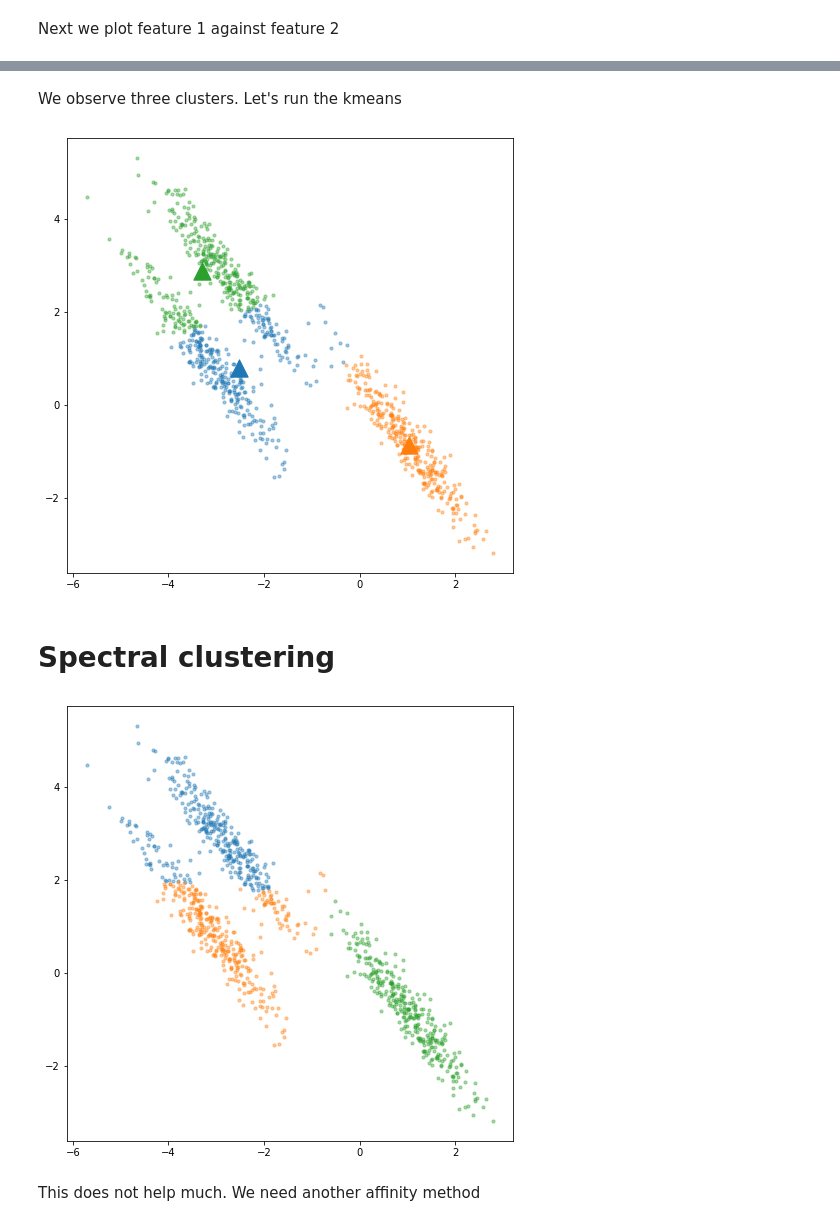
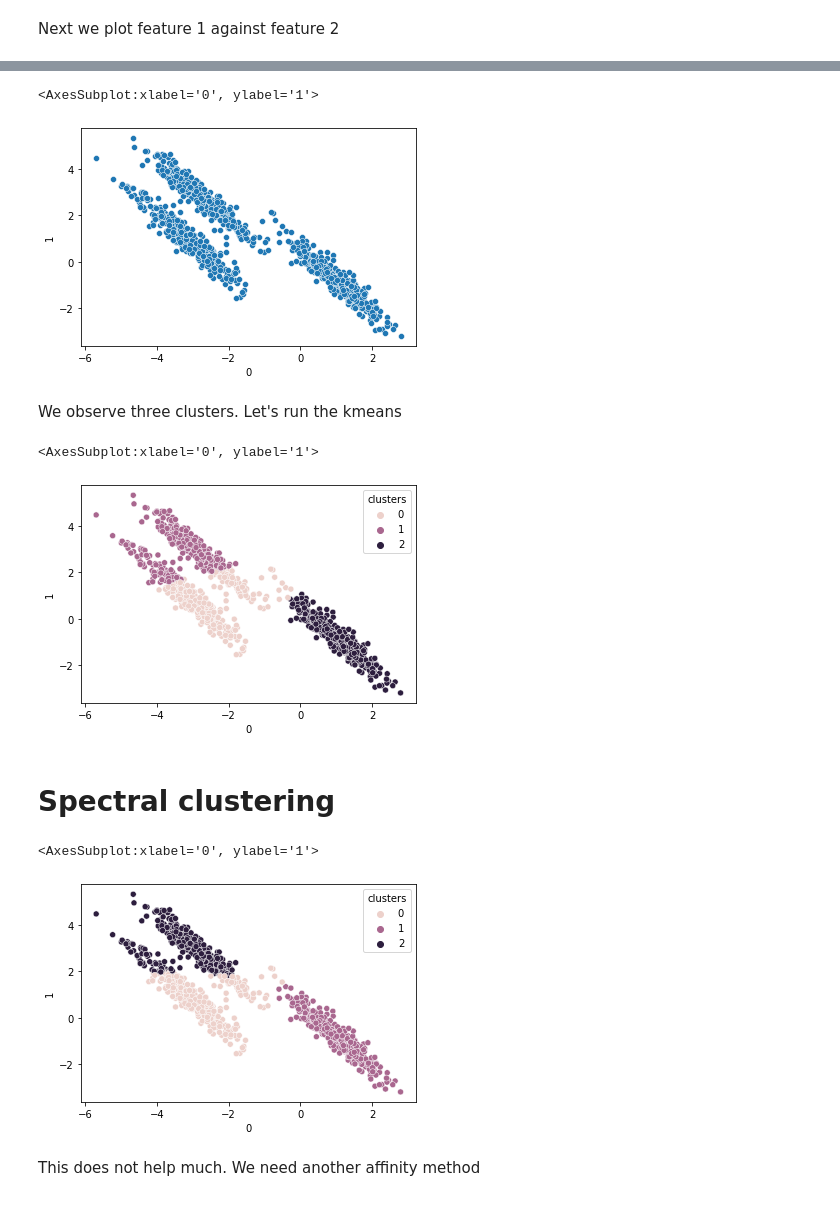
Before and after one commit to fenna/BFVM23DATASCNC5, a Jupyter notebook: Tutorials/tutorial_manifold_spectral_clustering.ipynb, the cells around one changed output, grey strips where cells are left out. Cells and saved outputs as stored; diff of their text form; code cells hidden in the pictures.

```diff
--- a/Tutorials/tutorial_manifold_spectral_clustering.ipynb
+++ b/Tutorials/tutorial_manifold_spectral_clustering.ipynb
@@ -47,15 +47,3 @@ from sklearn.cluster import KMeans
 from sklearn.datasets import make_blobs
 from sklearn.utils import shuffle
 import matplotlib.colors as mcolors
-# %%
-# helper function to color clusters
-plt.rcParams['figure.figsize'] = [8,8]
-def display_cluster(X,km,num_clusters, ax=plt):
-    #color = 'brgcmkyw'
-    color = list(mcolors.TABLEAU_COLORS.values())
-    for i in range(num_clusters):
-        #plot the datapoints in the color of the label
-        ax.scatter(X[km.labels_==i,0],X[km.labels_==i,1],c = color[i],alpha = 0.4, s = 10)
-        #plot the centroid
-        ax.scatter(km.cluster_centers_[i][0],km.cluster_centers_[i][1],c = color[i],
-                    marker = '^', s = 300, alpha = 1)
@@ -67,6 +128,6 @@ First we are going to generate some sample data for demonstration purpose. We wi
 n_samples = 1000
 random_state = 170
 transformation = [[0.6, -0.6], [-0.4, 0.8]]
-X, y = make_blobs(n_samples=n_samples,random_state=170)
-X = np.dot(X, transformation)
+Xb, y = make_blobs(n_samples=n_samples,random_state=170)
+Xb = np.dot(Xb, transformation)
 # %%
@@ -94,27 +147,37 @@ plt.show()
+# %%
+#plot data
+df = pd.DataFrame(Xb)
+sns.scatterplot(data=df, x=0, y=1)
+# %% [output]
+<AxesSubplot:xlabel='0', ylabel='1'>
+[figure, added]
 # %% [markdown]
 We observe three clusters. Let's run the kmeans
 # %%
 #Let's run K-means with 3 clusters.
 num_clusters = 3
 km = KMeans(n_clusters=num_clusters)
-km.fit(X)
-display_cluster(X,km,num_clusters)
+km.fit(Xb)
+
+df['clusters'] = km.labels_
+sns.scatterplot(data=df, x=0, y=1, hue = 'clusters')
 # %% [output]
+<AxesSubplot:xlabel='0', ylabel='1'>
-[figure, old version]
+[figure, new version]
 # %% [markdown]
 # Spectral clustering
 # %%
 #let's run SpectalClustering (default affinity rbf - radial basis function)
 #see https://en.wikipedia.org/wiki/Radial_basis_function_kernel
 from sklearn.cluster import SpectralClustering
-m = SpectralClustering(n_clusters=3).fit(X)
+m = SpectralClustering(n_clusters=3).fit(Xb)
 #plot
-color = list(mcolors.TABLEAU_COLORS.values())
-for i in range(3):
-    #plot the datapoints in the color of the label
-    plt.scatter(X[m.labels_==i,0],X[m.labels_==i,1],c = color[i],alpha = 0.4, s = 10)
+
+df['clusters'] = m.labels_
+sns.scatterplot(data=df, x=0, y=1, hue = 'clusters')
 # %% [output]
+<AxesSubplot:xlabel='0', ylabel='1'>
-[figure, old version]
+[figure, new version]
 # %% [markdown]
 This does not help much. We need another affinity method
 # %% [markdown]
```
Also changed, not shown: parts of 19 cells of this notebook.
